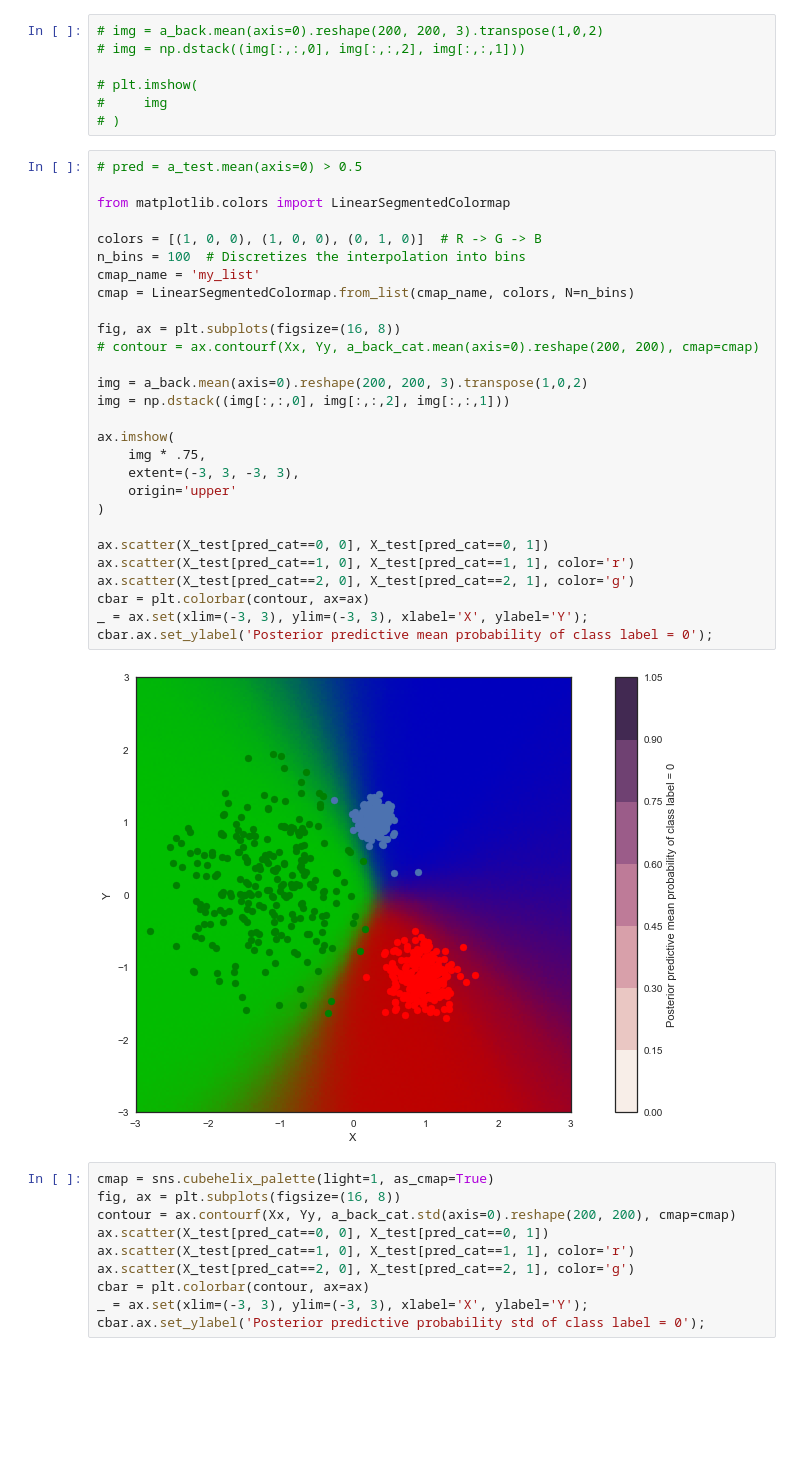
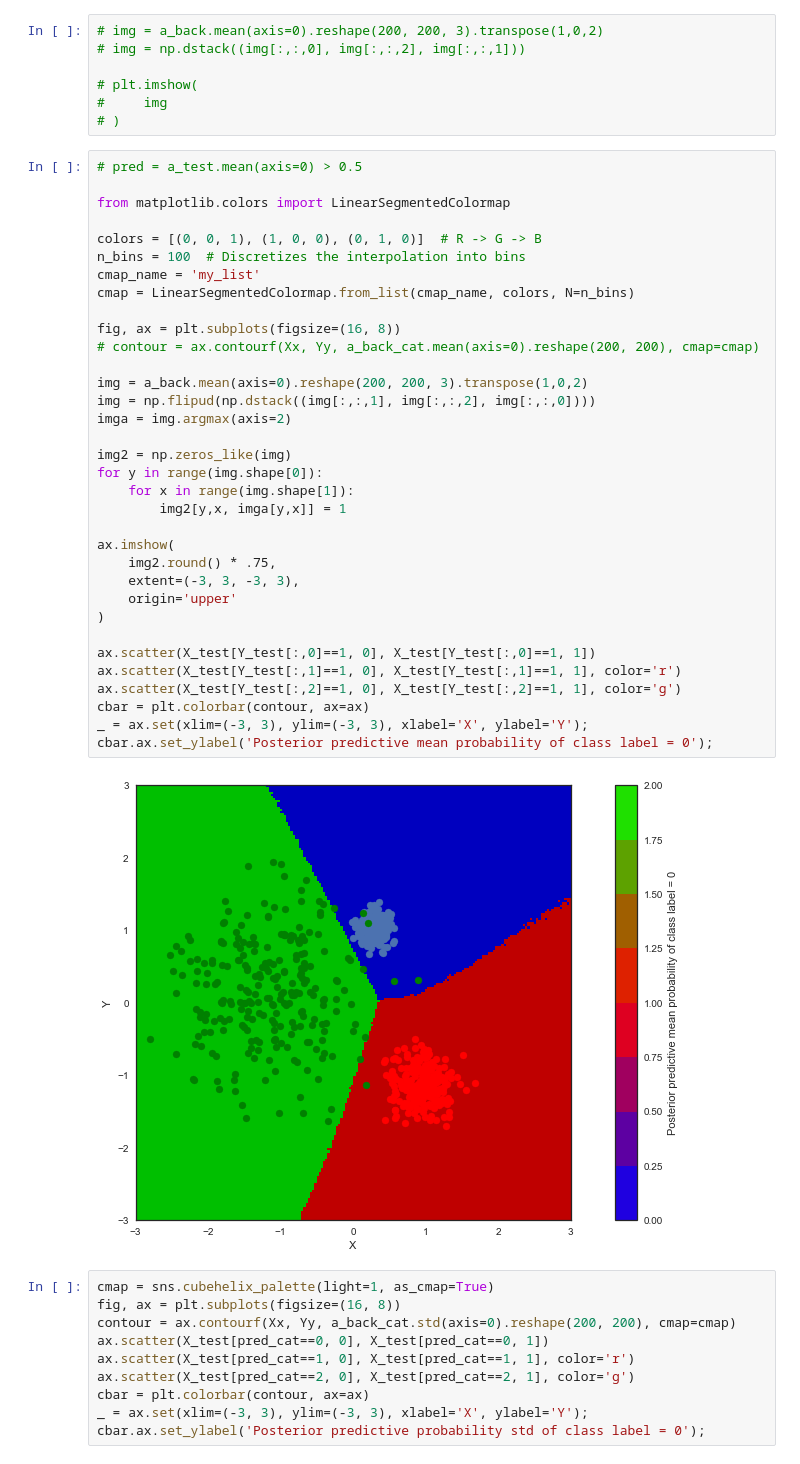
Before and after one commit to matttrent/mnist-uncertainty, a Jupyter notebook: notebooks/edward_supervised_classification_multi.ipynb, the cells around one changed output. Saved outputs shown, nothing was run; the diff lists cells and outputs as text; blank space fills up the shorter version.

```diff
--- a/notebooks/edward_supervised_classification_multi.ipynb
+++ b/notebooks/edward_supervised_classification_multi.ipynb
@@ -448,33 +448,39 @@ print(pred_cat[:10])
 # %%
 # pred = a_test.mean(axis=0) > 0.5
 
 from matplotlib.colors import LinearSegmentedColormap
 
-colors = [(1, 0, 0), (1, 0, 0), (0, 1, 0)]  # R -> G -> B
+colors = [(0, 0, 1), (1, 0, 0), (0, 1, 0)]  # R -> G -> B
 n_bins = 100  # Discretizes the interpolation into bins
 cmap_name = 'my_list'
 cmap = LinearSegmentedColormap.from_list(cmap_name, colors, N=n_bins)
 
 fig, ax = plt.subplots(figsize=(16, 8))
 # contour = ax.contourf(Xx, Yy, a_back_cat.mean(axis=0).reshape(200, 200), cmap=cmap)
 
 img = a_back.mean(axis=0).reshape(200, 200, 3).transpose(1,0,2)
-img = np.dstack((img[:,:,0], img[:,:,2], img[:,:,1]))
+img = np.flipud(np.dstack((img[:,:,1], img[:,:,2], img[:,:,0])))
+imga = img.argmax(axis=2)
+
+img2 = np.zeros_like(img)
+for y in range(img.shape[0]):
+    for x in range(img.shape[1]):
+        img2[y,x, imga[y,x]] = 1
 
 ax.imshow(
-    img * .75,
+    img2.round() * .75,
     extent=(-3, 3, -3, 3),
     origin='upper'
 )
 
-ax.scatter(X_test[pred_cat==0, 0], X_test[pred_cat==0, 1])
-ax.scatter(X_test[pred_cat==1, 0], X_test[pred_cat==1, 1], color='r')
-ax.scatter(X_test[pred_cat==2, 0], X_test[pred_cat==2, 1], color='g')
+ax.scatter(X_test[Y_test[:,0]==1, 0], X_test[Y_test[:,0]==1, 1])
+ax.scatter(X_test[Y_test[:,1]==1, 0], X_test[Y_test[:,1]==1, 1], color='r')
+ax.scatter(X_test[Y_test[:,2]==1, 0], X_test[Y_test[:,2]==1, 1], color='g')
 cbar = plt.colorbar(contour, ax=ax)
 _ = ax.set(xlim=(-3, 3), ylim=(-3, 3), xlabel='X', ylabel='Y');
 cbar.ax.set_ylabel('Posterior predictive mean probability of class label = 0');
 # %% [output]
-[figure, old version]
+[figure, new version]
 # %%
 cmap = sns.cubehelix_palette(light=1, as_cmap=True)
 fig, ax = plt.subplots(figsize=(16, 8))
```
